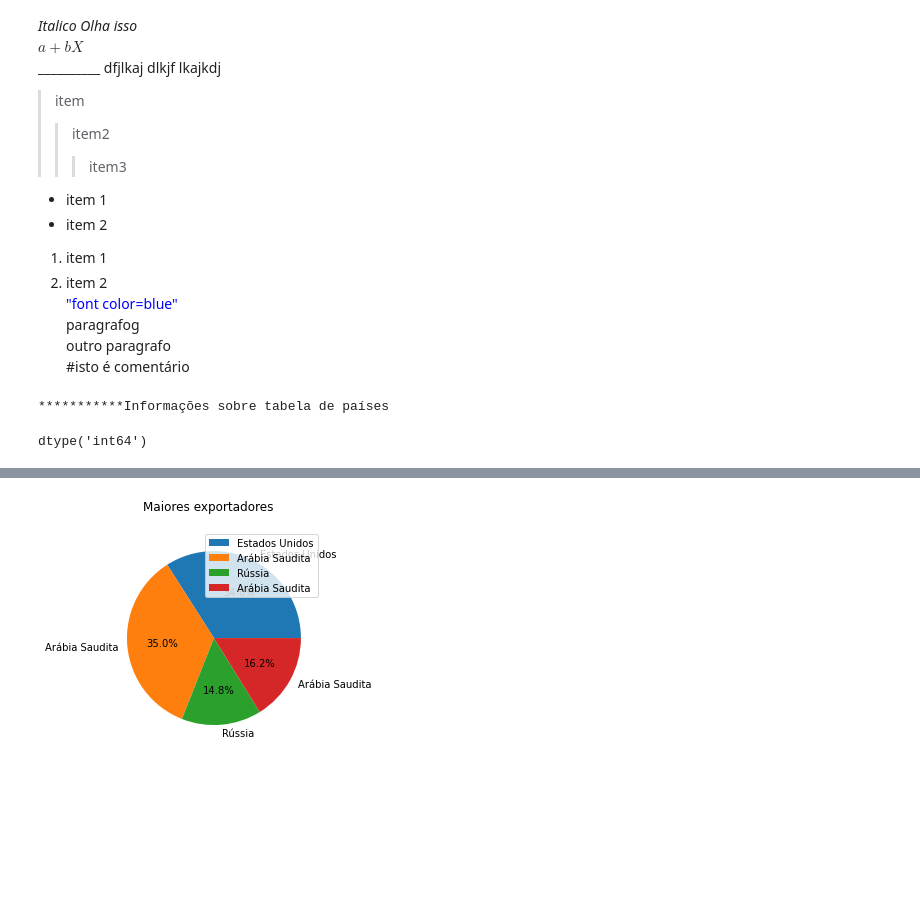
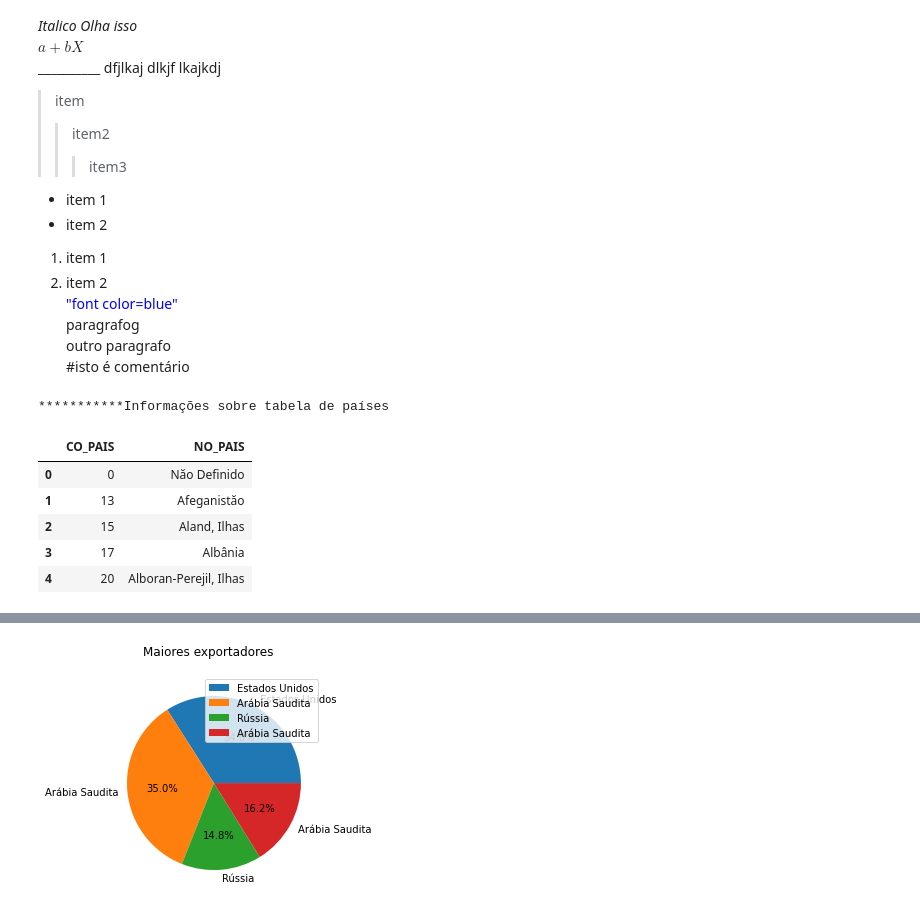
Before and after one commit to jrobertolima/projetoTCC, a Jupyter notebook: ProjetoTCC-Compara.ipynb, the cells around one changed output, grey strips where cells are left out. Saved outputs shown, nothing was run; the diff lists cells and outputs as text; code cells hidden in the pictures; blank space fills up the shorter version.

```diff
--- a/ProjetoTCC-Compara.ipynb
+++ b/ProjetoTCC-Compara.ipynb
@@ -473,22 +473,26 @@ for tabela in lista_Tabelas:
 # %%
 print("***********Informações sobre tabela de países \n")
 
 df_pais = pd.read_csv('Datasets/pais.csv', sep=';', encoding='cp1250')
-df_pais.rename(columns = {"CO_PAIS": "pais",
-                         "NO_PAIS": "nome_pais"}, inplace =True)
+#df_pais.rename(columns = {"CO_PAIS": "pais",
+#                         "NO_PAIS": "nome_pais"}, inplace =True)
 
-df_pais[['CO_PAIS_ISON3','CO_PAIS_ISOA3', 'NO_PAIS_ING']].head(10) #Exibição de algumas colunas
+#df_pais[['CO_PAIS_ISON3','CO_PAIS_ISOA3', 'NO_PAIS_ING']].head(10) #Exibição de algumas colunas
 
 #Deletando as colunas que não interessam para a análise
 cols_to_drop = ['CO_PAIS_ISON3','CO_PAIS_ISOA3','NO_PAIS_ING','NO_PAIS_ESP']
 df_pais.drop(cols_to_drop, axis=1, inplace=True)
 #df_pais[df_pais.columns] = df_pais[df_pais.columns].astype('category')
 #df_pais.set_index('pais',drop = False)
 df_pais.head()
-df_pais.pais.dtypes
 # %% [output]
 ***********Informações sobre tabela de países
-dtype('int64')
+|  | CO_PAIS | NO_PAIS |
+| 0 | 0 | Năo Definido |
+| 1 | 13 | Afeganistăo |
+| 2 | 15 | Aland, Ilhas |
+| 3 | 17 | Albânia |
+| 4 | 20 | Alboran-Perejil, Ilhas |
 # %%
 print("\n***********Informações sobre tabela de NCMs \n")
 df_NCM = pd.read_csv('Datasets/ncm.csv', sep=';', encoding='cp1250').rename(columns={'CO_NCM':'ncm',
```
Also changed, not shown: parts of 7 cells of this notebook, 2 other files.
